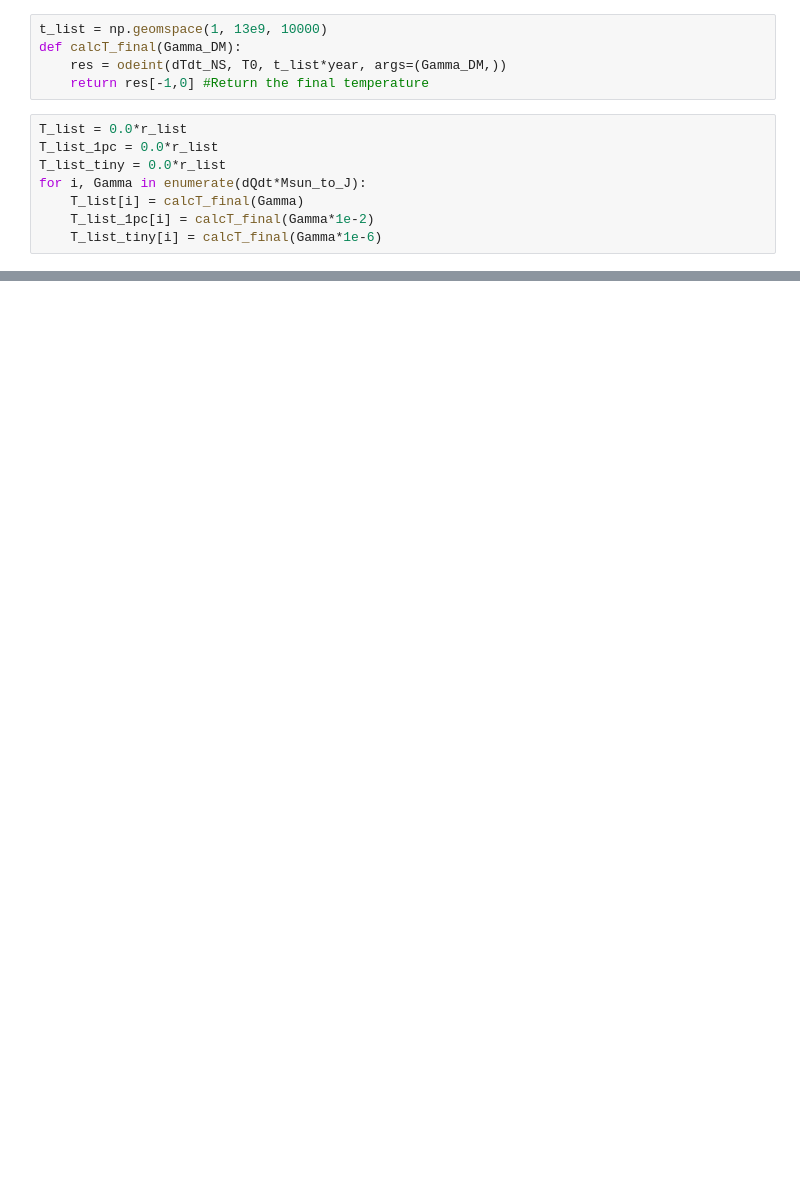
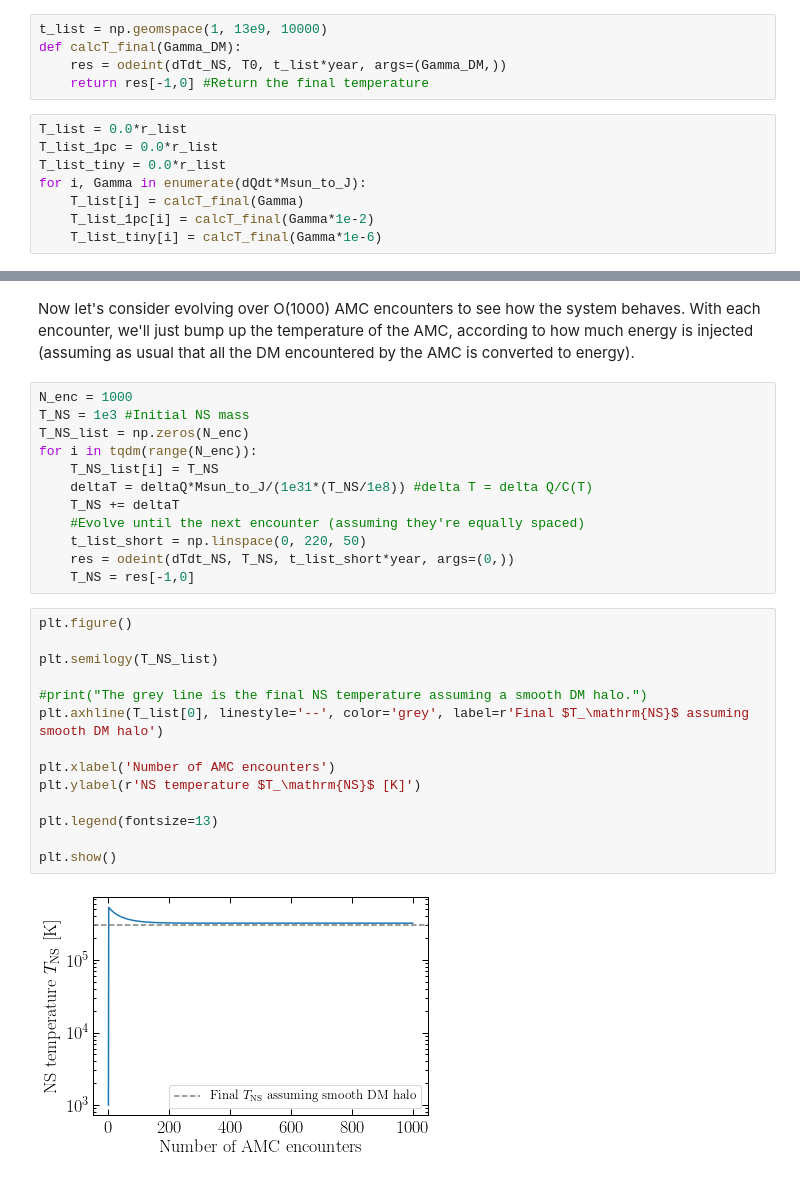
Before and after one commit to bradkav/axion-miniclusters, a Jupyter notebook: code/NS-heating.ipynb, the cells around one changed output, grey strips where cells are left out. Saved outputs shown, nothing was run; the diff lists cells and outputs as text; blank space fills up the shorter version.

```diff
--- a/code/NS-heating.ipynb
+++ b/code/NS-heating.ipynb
@@ -123,0 +198,30 @@ plt.show()
+# %% [markdown]
+Now let's consider evolving over O(1000) AMC encounters to see how the system behaves. With each encounter, we'll just bump up the temperature of the AMC, according to how much energy is injected (assuming as usual that all the DM encountered by the AMC is converted to energy).
+# %%
+N_enc = 1000
+T_NS = 1e3 #Initial NS mass
+T_NS_list = np.zeros(N_enc)
+for i in tqdm(range(N_enc)):
+    T_NS_list[i] = T_NS
+    deltaT = deltaQ*Msun_to_J/(1e31*(T_NS/1e8)) #delta T = delta Q/C(T)
+    T_NS += deltaT
+    #Evolve until the next encounter (assuming they're equally spaced)
+    t_list_short = np.linspace(0, 220, 50)
+    res = odeint(dTdt_NS, T_NS, t_list_short*year, args=(0,))
+    T_NS = res[-1,0]
+# %%
+plt.figure()
+
+plt.semilogy(T_NS_list)
+
+#print("The grey line is the final NS temperature assuming a smooth DM halo.")
+plt.axhline(T_list[0], linestyle='--', color='grey', label=r'Final $T_\mathrm{NS}$ assuming smooth DM halo')
+
+plt.xlabel('Number of AMC encounters')
+plt.ylabel(r'NS temperature $T_\mathrm{NS}$ [K]')
+
+plt.legend(fontsize=13)
+
+plt.show()
+# %% [output]
+[figure, added]
```
Also changed, not shown: parts of 12 cells of this notebook.
